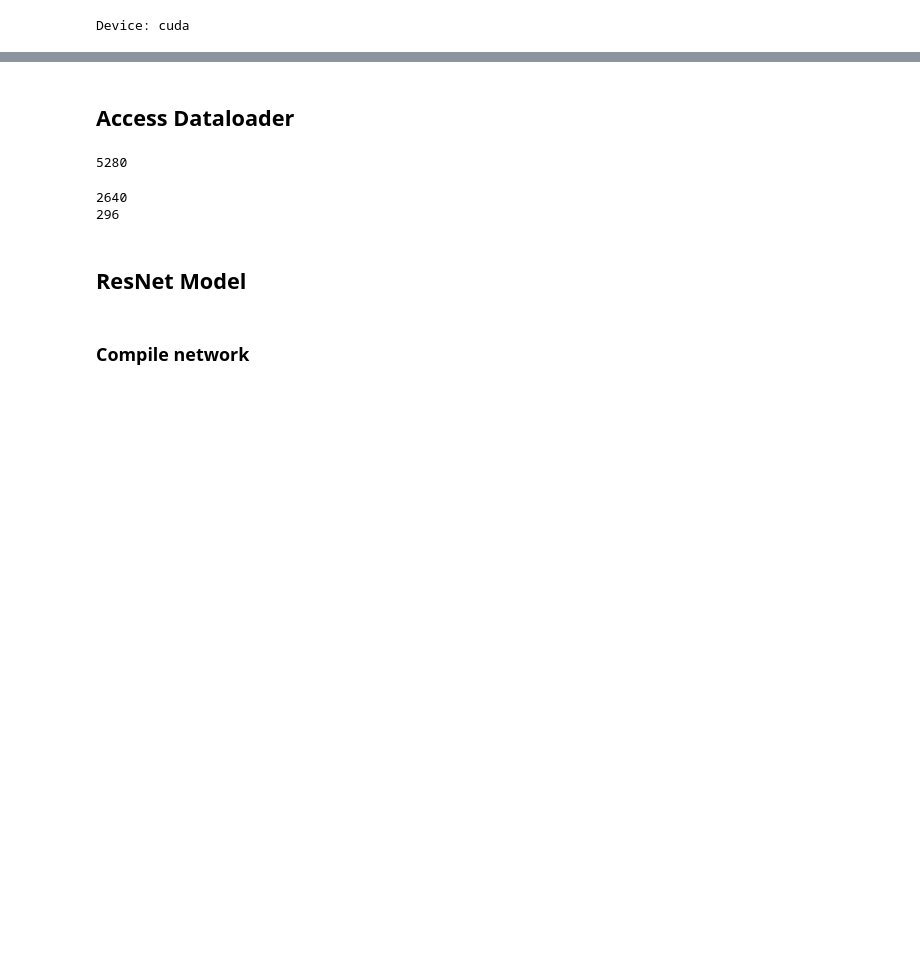
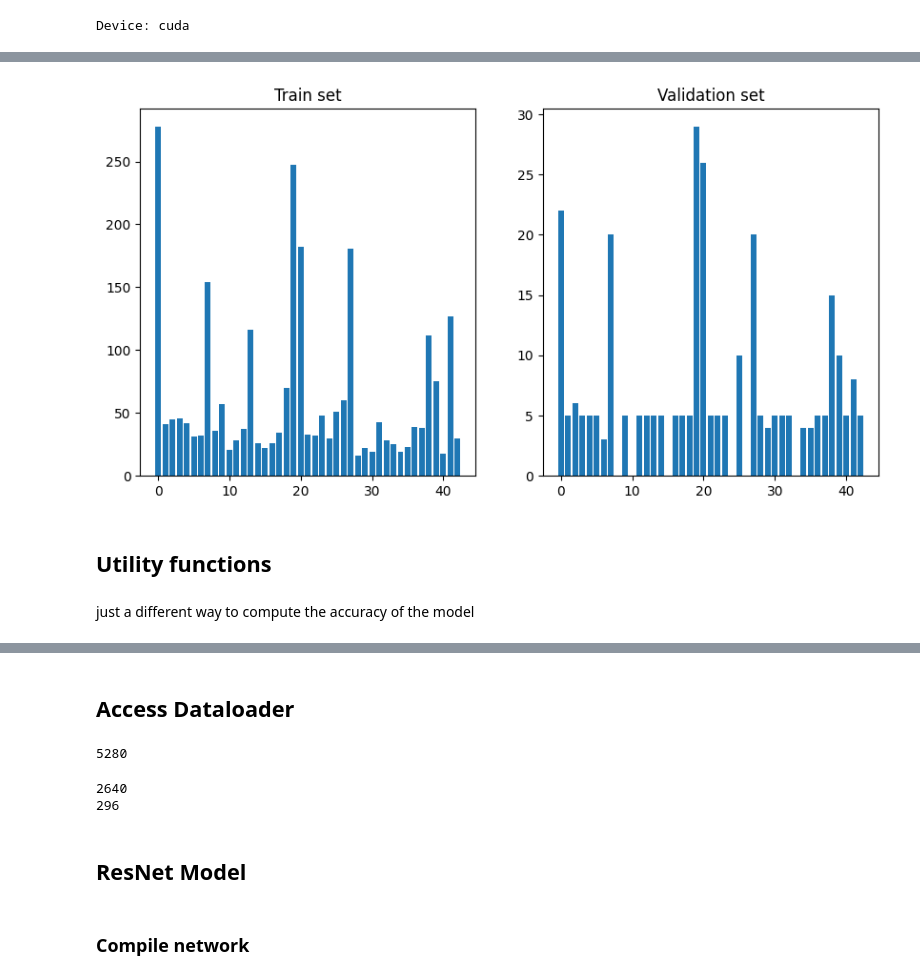
Before and after one commit to Rda1027/cnn-image-classification, a Jupyter notebook: prova_Task2.ipynb, the cells around one changed output, grey strips where cells are left out. Cells and saved outputs as stored; diff of their text form; code cells hidden in the pictures; blank space fills up the shorter version.

```diff
--- a/prova_Task2.ipynb
+++ b/prova_Task2.ipynb
@@ -36,0 +49,19 @@ Device: cuda
+# %%
+##Configurations
+
+cfg_data = {
+    'std_size' : 224, # 260
+    'rand_crop_size' : 150,
+    'n_classes' : 43,
+}
+
+cfg_hyp = {
+    'lr' : 3e-4,
+    'wd' : 3e-5, # 1e-5
+    'epochs' : 30, # 50
+    'batch_size' : 64, # 32
+    'scheduler' : True,
+    'device' : device,
+    'stopping_patience' : 10,
+    'stopping_value' : 0.9
+}
@@ -36,0 +203,16 @@ Device: cuda
+# %%
+###Balancing data
+
+#-Showing distribution of test and validation set
+unique_train_class, counts_train_class = np.unique(train_dset.labels, return_counts=True)
+unique_val_class, counts_val_class = np.unique(val_dset.labels, return_counts=True)
+plt.figure(figsize=(10,5))
+plt.subplot(1,2,1)
+plt.bar(unique_train_class, counts_train_class)
+plt.title('Train set')
+plt.subplot(1,2,2)
+plt.bar(unique_val_class, counts_val_class)
+plt.title('Validation set')
+plt.show()
+# %% [output]
+[figure, added]
@@ -36,0 +247,2 @@ Device: cuda
+# %% [markdown]
+## Utility functions
@@ -36,0 +263,2 @@ Device: cuda
+# %% [markdown]
+just a different way to compute the accuracy of the model
```
Also changed, not shown: parts of 31 cells of this notebook.
